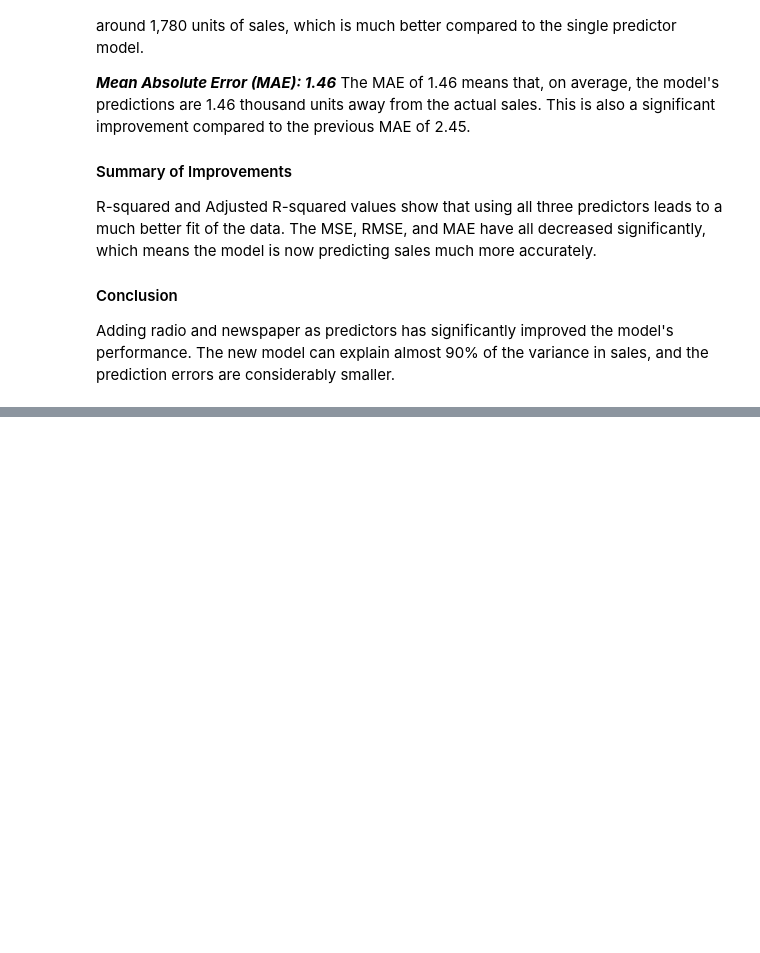
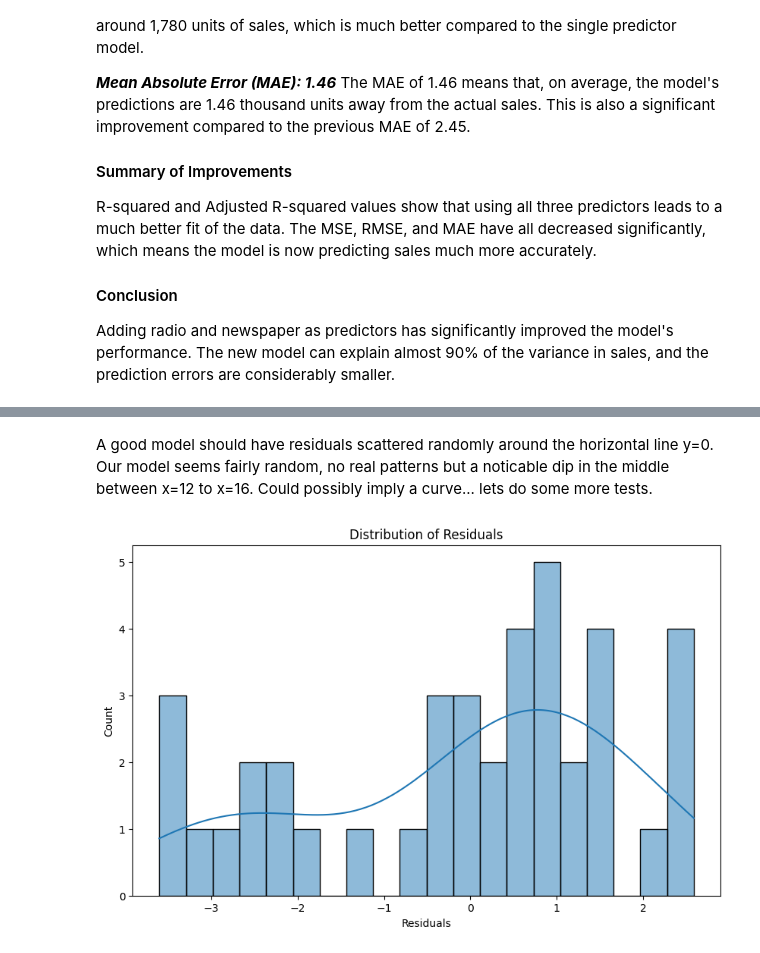
Before and after one commit to ngmds22/Sales-vs-Spend-LR-and-MLR-, a Jupyter notebook: python/projects/linear_reg/advertising/advertising.ipynb, the cells around one changed output, grey strips where cells are left out. Saved outputs shown, nothing was run; the diff lists cells and outputs as text; code cells hidden in the pictures; blank space fills up the shorter version.

Commit message:
Update advertising.ipynb with new analysis. Handling heteroscedasicity and performing model Cross Validation

```diff
--- a/python/projects/linear_reg/advertising/advertising.ipynb
+++ b/python/projects/linear_reg/advertising/advertising.ipynb
@@ -288,0 +301,11 @@ print(metrics_df)    # Alternative for general Python environment
+# %% [markdown]
+A good model should have residuals scattered randomly around the horizontal line y=0. Our model seems fairly random, no real patterns but a noticable dip in the middle between x=12 to x=16. Could possibly imply a curve... lets do some more tests.
+# %%
+# Residuals Distribution
+plt.figure(figsize=(10, 6))
+sns.histplot(residuals, kde=True, bins=20)
+plt.xlabel('Residuals')
+plt.title('Distribution of Residuals')
+plt.show()
+# %% [output]
+[figure, added]
```
Also changed, not shown: parts of 10 cells of this notebook.
